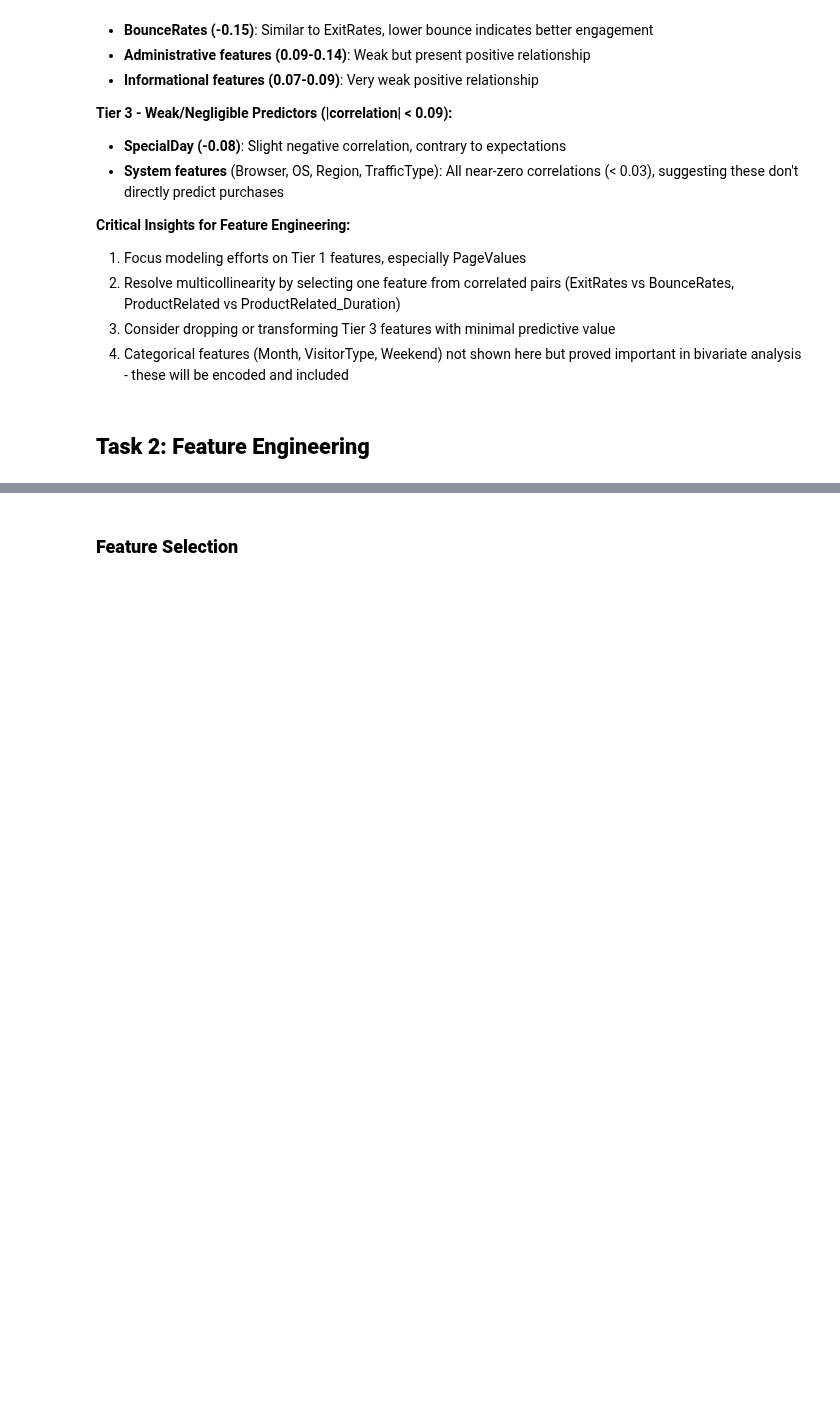
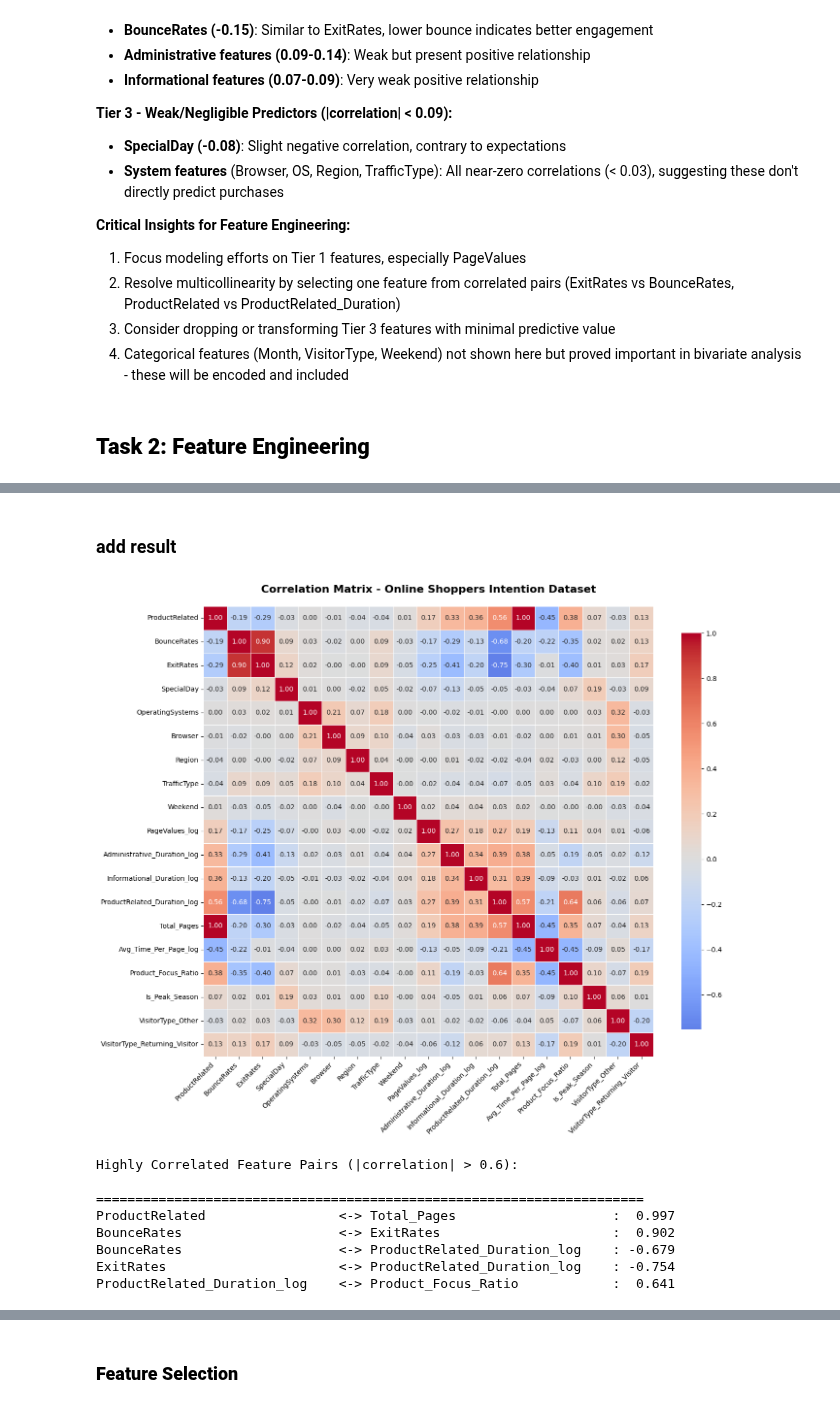
Before and after one commit to JackyDo2005/A3_PDS_RMIT, a Jupyter notebook: Assignment3.ipynb, the cells around one changed output, grey strips where cells are left out. Cells and saved outputs as stored; diff of their text form; code cells hidden in the pictures; blank space fills up the shorter version.

```diff
--- a/Assignment3.ipynb
+++ b/Assignment3.ipynb
@@ -1859,0 +2004,3 @@ temporal shopping dynamics.
+# %%
+# Preprocess for clustering
+df_cluster = preprocess_for_clustering(df_clean, verbose=True)
@@ -1859,0 +2025,46 @@ temporal shopping dynamics.
+# %% [markdown]
+### add result
+# %%
+plt.figure(figsize=(14, 12))
+correlation_matrix = df_cluster.corr(numeric_only=True)
+sns.heatmap(correlation_matrix,
+            annot=True,  # Show correlation values
+            fmt='.2f',   # 2 decimal places
+            cmap='coolwarm',  # Red (positive) to Blue (negative)
+            center=0,    # Center colormap at 0
+            square=True, # Square cells
+            linewidths=0.5,
+            cbar_kws={"shrink": 0.8})
+
+plt.title('Correlation Matrix - Online Shoppers Intention Dataset',
+          fontsize=16, fontweight='bold', pad=20)
+plt.xticks(rotation=45, ha='right')
+plt.yticks(rotation=0)
+plt.tight_layout()
+plt.show()
+
+# identify highly correlated pairs (threshold > 0.7)
+print("Highly Correlated Feature Pairs (|correlation| > 0.6):\n")
+print("="*70)
+high_corr_pairs = []
+for i in range(len(correlation_matrix.columns)):
+    for j in range(i+1, len(correlation_matrix.columns)):
+        if abs(correlation_matrix.iloc[i, j]) > 0.6:
+            feature1 = correlation_matrix.columns[i]
+            feature2 = correlation_matrix.columns[j]
+            corr_value = correlation_matrix.iloc[i, j]
+            high_corr_pairs.append((feature1, feature2, corr_value))
+            print(f"{feature1:30s} <-> {feature2:30s} : {corr_value:6.3f}")
+
+if len(high_corr_pairs) == 0:
+    print("No feature pairs with correlation > 0.6 found.")
+# %% [output]
+[figure, added]
+Highly Correlated Feature Pairs (|correlation| > 0.6):
+
+======================================================================
+ProductRelated                 <-> Total_Pages                    :  0.997
+BounceRates                    <-> ExitRates                      :  0.902
+BounceRates                    <-> ProductRelated_Duration_log    : -0.679
+ExitRates                      <-> ProductRelated_Duration_log    : -0.754
+ProductRelated_Duration_log    <-> Product_Focus_Ratio            :  0.641
```
Also changed, not shown: parts of 55 cells of this notebook, 2 other files.
